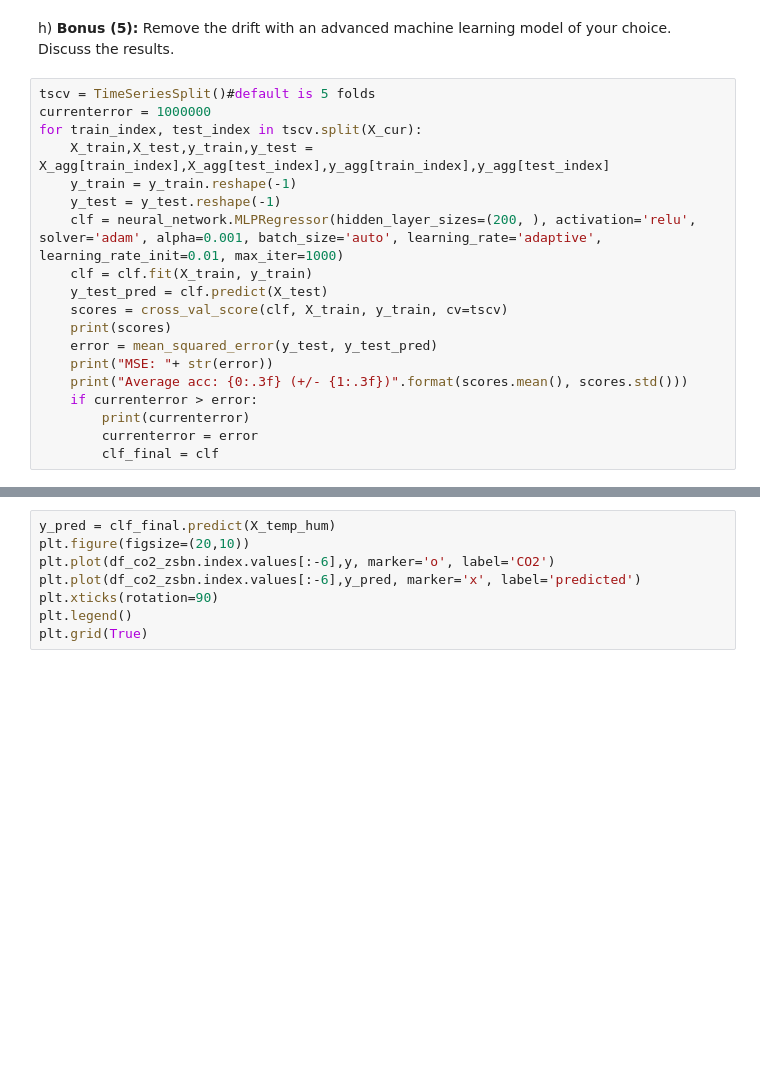
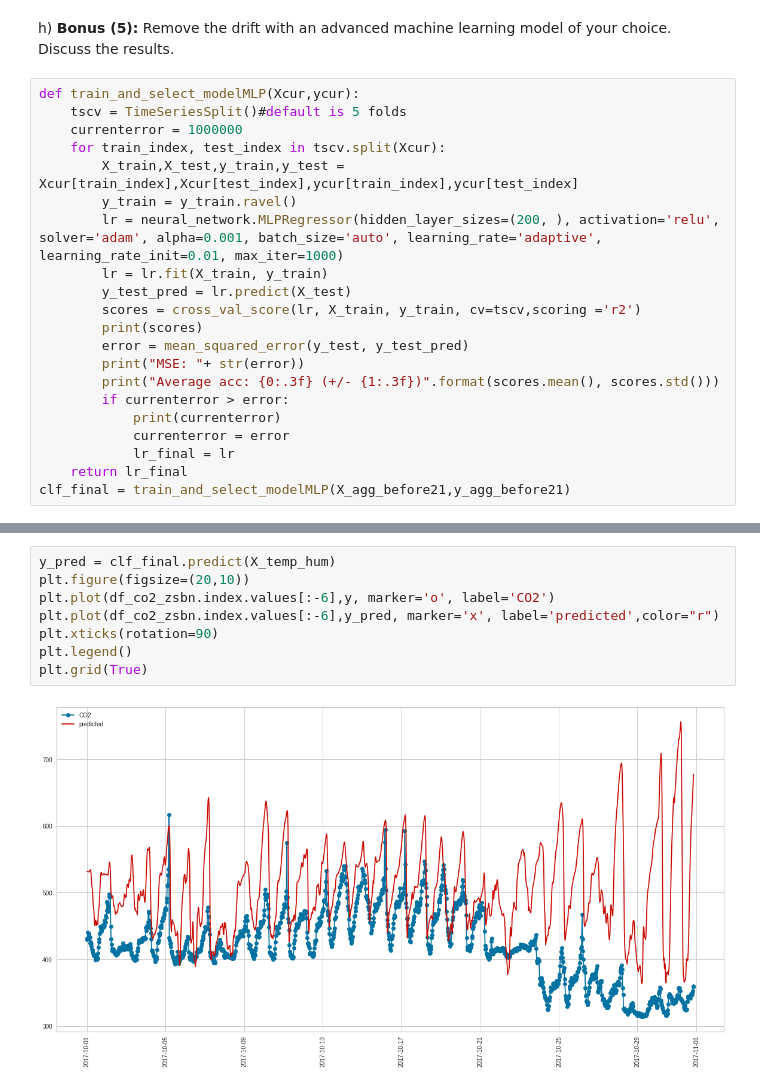
Before and after one commit to FurkanKarakas/dslab-homework-2, a Jupyter notebook: notebooks/DSLab_homework-2.ipynb, the cells around one changed output, grey strips where cells are left out. Saved outputs shown, nothing was run; the diff lists cells and outputs as text; blank space fills up the shorter version.

```diff
--- a/notebooks/DSLab_homework-2.ipynb
+++ b/notebooks/DSLab_homework-2.ipynb
@@ -929,21 +945,23 @@ from sklearn import neural_network
 # %% [markdown]
 h) **Bonus (5):** Remove the drift with an advanced machine learning model of your choice. Discuss the results.
 # %%
-tscv = TimeSeriesSplit()#default is 5 folds
-currenterror = 1000000
-for train_index, test_index in tscv.split(X_cur):
-    X_train,X_test,y_train,y_test = X_agg[train_index],X_agg[test_index],y_agg[train_index],y_agg[test_index]
-    y_train = y_train.reshape(-1)
-    y_test = y_test.reshape(-1)
-    clf = neural_network.MLPRegressor(hidden_layer_sizes=(200, ), activation='relu', solver='adam', alpha=0.001, batch_size='auto', learning_rate='adaptive', learning_rate_init=0.01, max_iter=1000)
-    clf = clf.fit(X_train, y_train)
-    y_test_pred = clf.predict(X_test)
-    scores = cross_val_score(clf, X_train, y_train, cv=tscv)
-    print(scores)
-    error = mean_squared_error(y_test, y_test_pred)
-    print("MSE: "+ str(error))
-    print("Average acc: {0:.3f} (+/- {1:.3f})".format(scores.mean(), scores.std()))
-    if currenterror > error:
-        print(currenterror)
-        currenterror = error
-        clf_final = clf
+def train_and_select_modelMLP(Xcur,ycur):
+    tscv = TimeSeriesSplit()#default is 5 folds
+    currenterror = 1000000
+    for train_index, test_index in tscv.split(Xcur):
+        X_train,X_test,y_train,y_test = Xcur[train_index],Xcur[test_index],ycur[train_index],ycur[test_index]
+        y_train = y_train.ravel()
+        lr = neural_network.MLPRegressor(hidden_layer_sizes=(200, ), activation='relu', solver='adam', alpha=0.001, batch_size='auto', learning_rate='adaptive', learning_rate_init=0.01, max_iter=1000)
+        lr = lr.fit(X_train, y_train)
+        y_test_pred = lr.predict(X_test)
+        scores = cross_val_score(lr, X_train, y_train, cv=tscv,scoring ='r2')
+        print(scores)
+        error = mean_squared_error(y_test, y_test_pred)
+        print("MSE: "+ str(error))
+        print("Average acc: {0:.3f} (+/- {1:.3f})".format(scores.mean(), scores.std()))
+        if currenterror > error:
+            print(currenterror)
+            currenterror = error
+            lr_final = lr
+    return lr_final
+clf_final = train_and_select_modelMLP(X_agg_before21,y_agg_before21)
@@ -950,8 +986,10 @@ for train_index, test_index in tscv.split(X_cur):
 # %%
 y_pred = clf_final.predict(X_temp_hum)
 plt.figure(figsize=(20,10))
 plt.plot(df_co2_zsbn.index.values[:-6],y, marker='o', label='CO2')
-plt.plot(df_co2_zsbn.index.values[:-6],y_pred, marker='x', label='predicted')
+plt.plot(df_co2_zsbn.index.values[:-6],y_pred, marker='x', label='predicted',color="r")
 plt.xticks(rotation=90)
 plt.legend()
 plt.grid(True)
+# %% [output]
+[figure, added]
```
Also changed, not shown: parts of 16 cells of this notebook.
